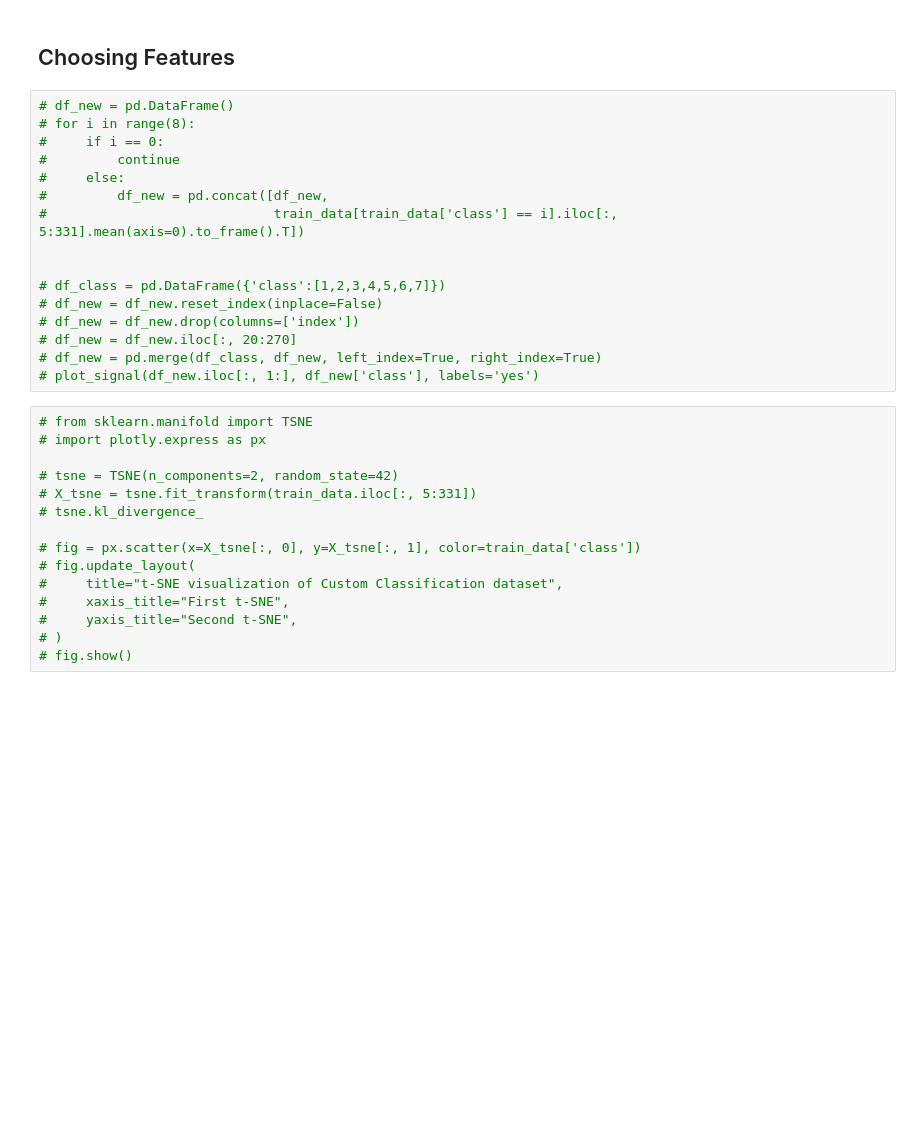
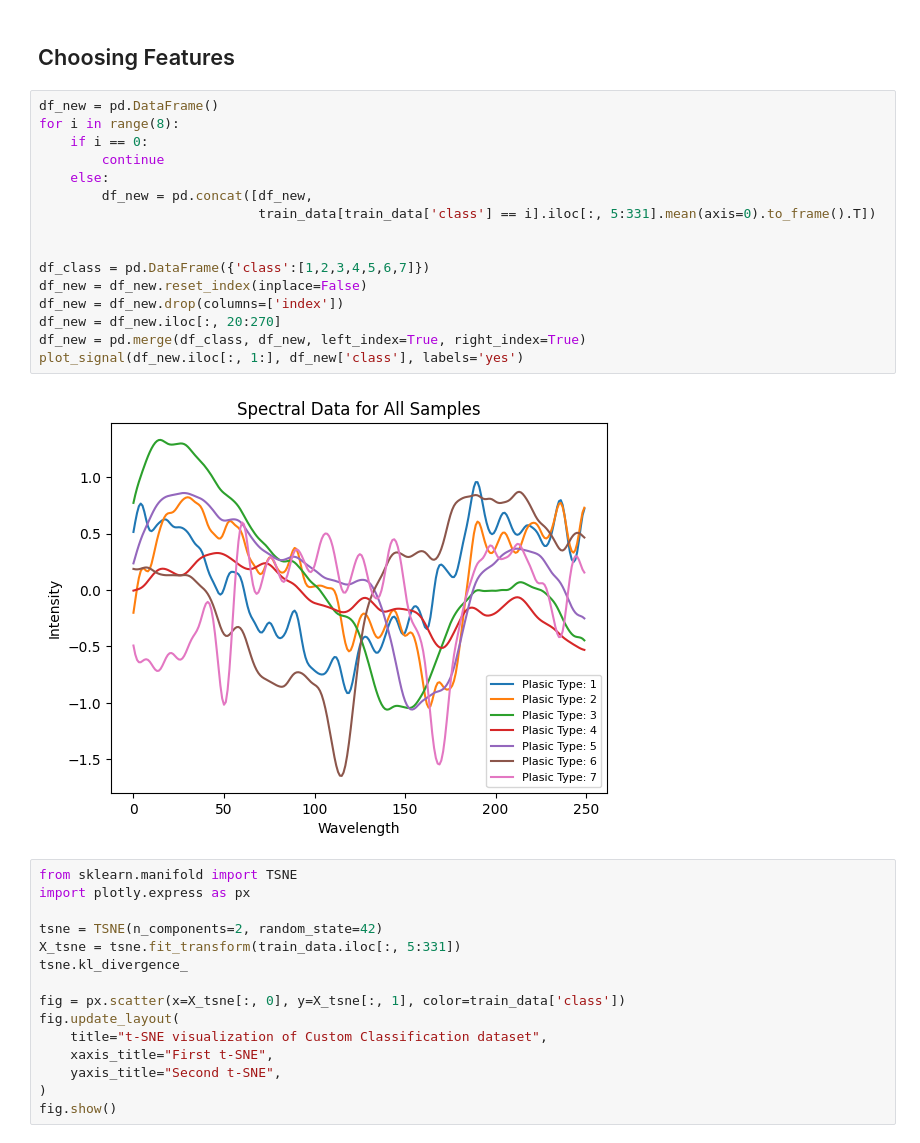
Before and after one commit to AkkuRam/df-project, a Jupyter notebook: data_cleaning.ipynb, the cells around one changed output. Drawn from its saved outputs; the diff is of its cells as text; blank space fills up the shorter version.

```diff
--- a/data_cleaning.ipynb
+++ b/data_cleaning.ipynb
@@ -147,33 +146,35 @@ Length: 326, dtype: int64
 # %% [markdown]
 ## Choosing Features
 # %%
-# df_new = pd.DataFrame()
-# for i in range(8):
-#     if i == 0:
-#         continue
-#     else:
-#         df_new = pd.concat([df_new,
-#                             train_data[train_data['class'] == i].iloc[:, 5:331].mean(axis=0).to_frame().T])
+df_new = pd.DataFrame()
+for i in range(8):
+    if i == 0:
+        continue
+    else:
+        df_new = pd.concat([df_new,
+                            train_data[train_data['class'] == i].iloc[:, 5:331].mean(axis=0).to_frame().T])
 
 
-# df_class = pd.DataFrame({'class':[1,2,3,4,5,6,7]})
-# df_new = df_new.reset_index(inplace=False)
-# df_new = df_new.drop(columns=['index'])
-# df_new = df_new.iloc[:, 20:270]
-# df_new = pd.merge(df_class, df_new, left_index=True, right_index=True)
-# plot_signal(df_new.iloc[:, 1:], df_new['class'], labels='yes')
+df_class = pd.DataFrame({'class':[1,2,3,4,5,6,7]})
+df_new = df_new.reset_index(inplace=False)
+df_new = df_new.drop(columns=['index'])
+df_new = df_new.iloc[:, 20:270]
+df_new = pd.merge(df_class, df_new, left_index=True, right_index=True)
+plot_signal(df_new.iloc[:, 1:], df_new['class'], labels='yes')
+# %% [output]
+[figure, added]
 # %%
-# from sklearn.manifold import TSNE
-# import plotly.express as px
+from sklearn.manifold import TSNE
+import plotly.express as px
 
-# tsne = TSNE(n_components=2, random_state=42)
-# X_tsne = tsne.fit_transform(train_data.iloc[:, 5:331])
-# tsne.kl_divergence_
+tsne = TSNE(n_components=2, random_state=42)
+X_tsne = tsne.fit_transform(train_data.iloc[:, 5:331])
+tsne.kl_divergence_
 
-# fig = px.scatter(x=X_tsne[:, 0], y=X_tsne[:, 1], color=train_data['class'])
-# fig.update_layout(
-#     title="t-SNE visualization of Custom Classification dataset",
-#     xaxis_title="First t-SNE",
-#     yaxis_title="Second t-SNE",
-# )
-# fig.show()
+fig = px.scatter(x=X_tsne[:, 0], y=X_tsne[:, 1], color=train_data['class'])
+fig.update_layout(
+    title="t-SNE visualization of Custom Classification dataset",
+    xaxis_title="First t-SNE",
+    yaxis_title="Second t-SNE",
+)
+fig.show()
```
Also changed, not shown: parts of 1 cell of this notebook.
